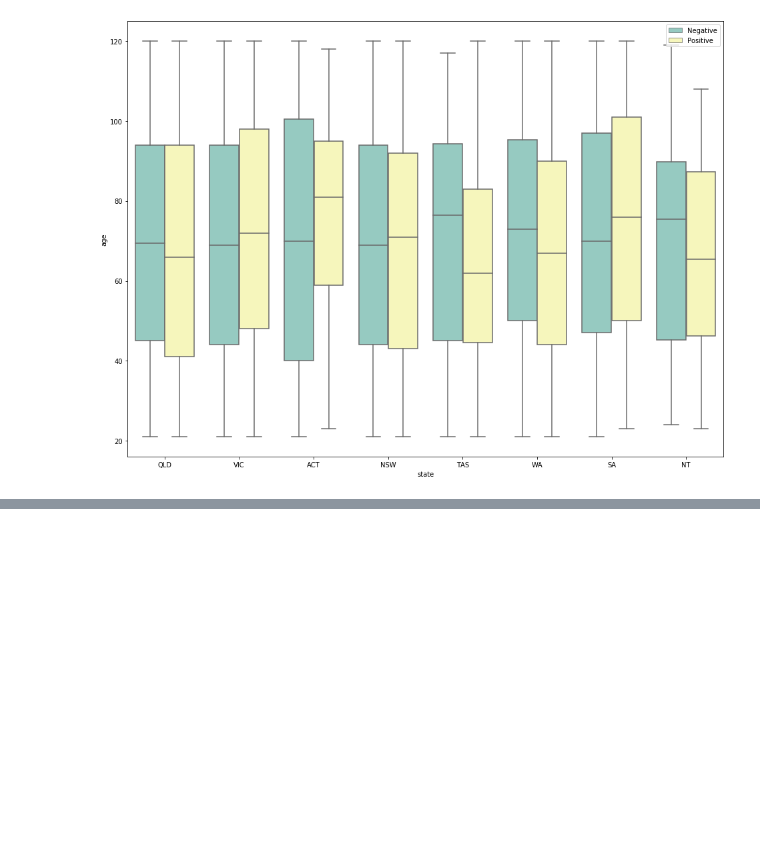
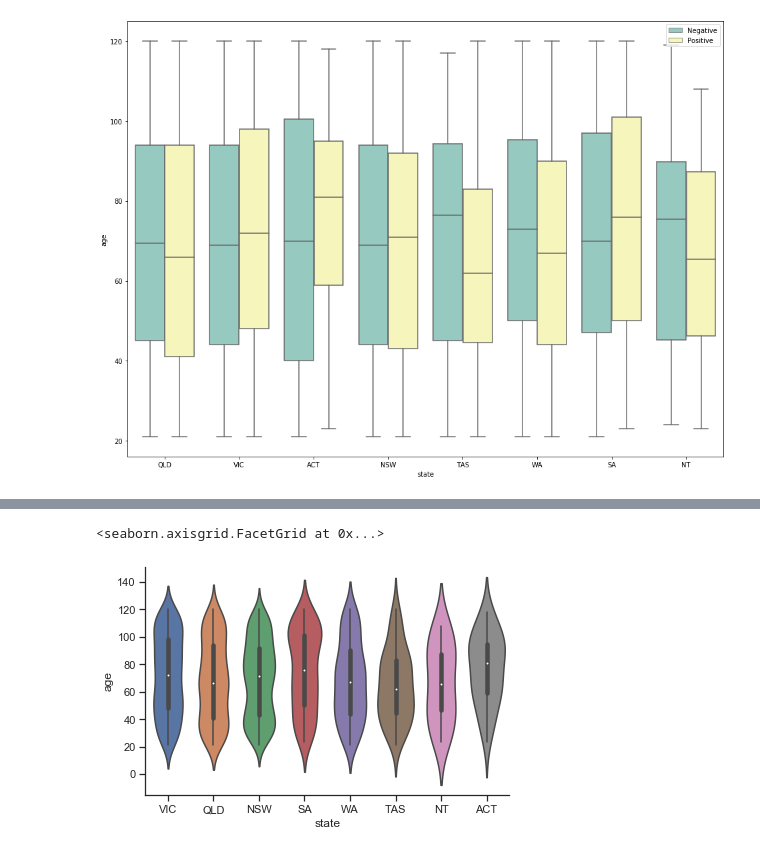
Before and after one commit to Y-EK/Data_Analytics_Python_Covid-19, a Jupyter notebook: data_analytics_NB.ipynb, the cells around one changed output, grey strips where cells are left out. Cells and saved outputs as stored; diff of their text form; code cells hidden in the pictures; blank space fills up the shorter version.

```diff
--- a/data_analytics_NB.ipynb
+++ b/data_analytics_NB.ipynb
@@ -144,3 +181,14 @@ plt.legend(loc='upper right')
+# %%
+df_age_state = df_final[['age', 'state', 'pcr']]
+df_age_state_pos = df_age_state[df_age_state["pcr"] == 1]
+sns.catplot(x='state',
+            y='age',
+            data=df_age_state_pos,
+            height=4,aspect=1.5,
+            kind='violin')
+# %% [output]
+<seaborn.axisgrid.FacetGrid at 0x...>
+[figure, added]
 # %%
 #plt.figure(figsize=(12,8))
 
```
Also changed, not shown: parts of 8 cells of this notebook.
